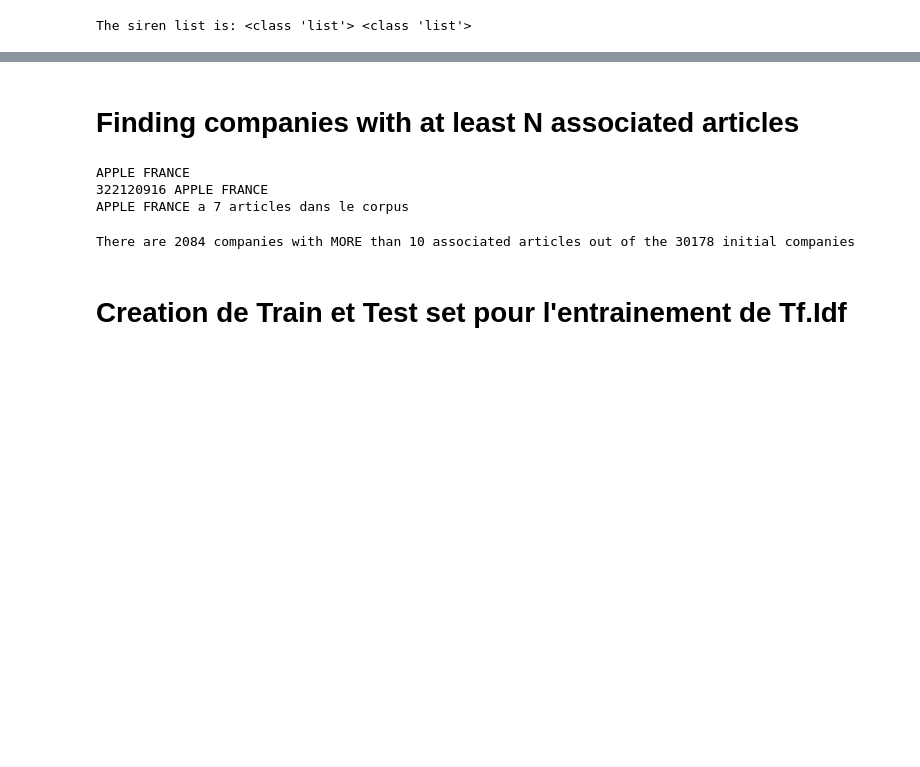
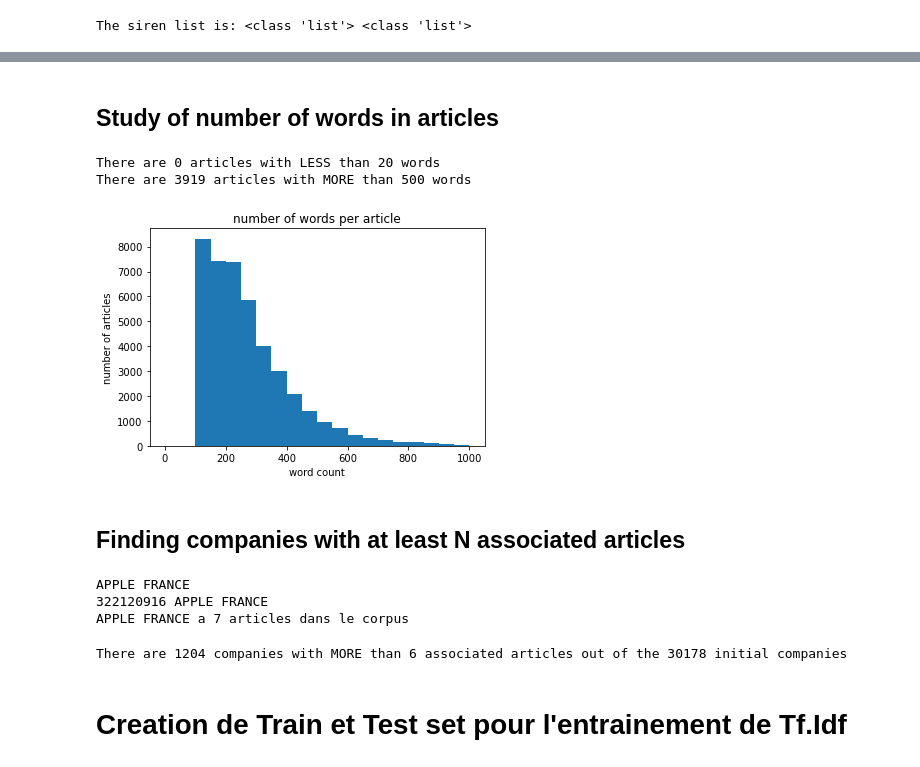
Before and after one commit to clemTJ/Company-Information-PSAT, a Jupyter notebook: textes_francais.ipynb, the cells around one changed output, grey strips where cells are left out. Drawn from its saved outputs; the diff is of its cells as text; code cells hidden in the pictures; blank space fills up the shorter version.

```diff
--- a/textes_francais.ipynb
+++ b/textes_francais.ipynb
@@ -261,5 +307,26 @@ The siren list is: <class 'list'> <class 'list'>
+# %% [markdown]
+## Study of number of words in articles
+# %%
+word_count = list()
+for document in corpus_cleaned:
+    word_count.append(len(document["corpus"]))
+max_count = 1000
+plt.hist(word_count,range =(0,max_count), bins=20) #bins=20
+plt.xlabel('word count')
+plt.ylabel('number of articles')
+plt.title('number of words per article')
+under = 20
+over = 500
+n_under = len([count for count in word_count if count<under])
+n_over = len([count for count in word_count if count>over])
+print ("There are",n_under,"articles with LESS than",under,"words")
+print ("There are",n_over,"articles with MORE than",over,"words")
+# %% [output]
+There are 0 articles with LESS than 20 words
+There are 3919 articles with MORE than 500 words
+[figure, added]
 # %% [markdown]
-# Finding companies with at least N associated articles
+## Finding companies with at least N associated articles
 # %%
 #Exemple de count pour une entreprise donnée
 #print(list(dict_names.keys())[0:5])
@@ -274,11 +341,11 @@ APPLE FRANCE
 322120916 APPLE FRANCE
 APPLE FRANCE a 7 articles dans le corpus
 # %%
-n_associated_articles = 6 # Number of articles a company must have to be kept in the list
+n_associated_articles = 7 # Number of articles a company must have to be kept in the list
 siren_filtered =[key for key in dict_count if dict_count[key] >= n_associated_articles]
 print ("There are",len(siren_filtered),"companies with MORE than",number,"associated articles out of the",len(dict_names.keys()),"initial companies")
 # %% [output]
-There are 2084 companies with MORE than 10 associated articles out of the 30178 initial companies
+There are 1204 companies with MORE than 6 associated articles out of the 30178 initial companies
 # %% [markdown]
 # Creation de Train et Test set pour l'entrainement de Tf.Idf
 # %%
```
Also changed, not shown: parts of 54 cells of this notebook, 2 other files.
